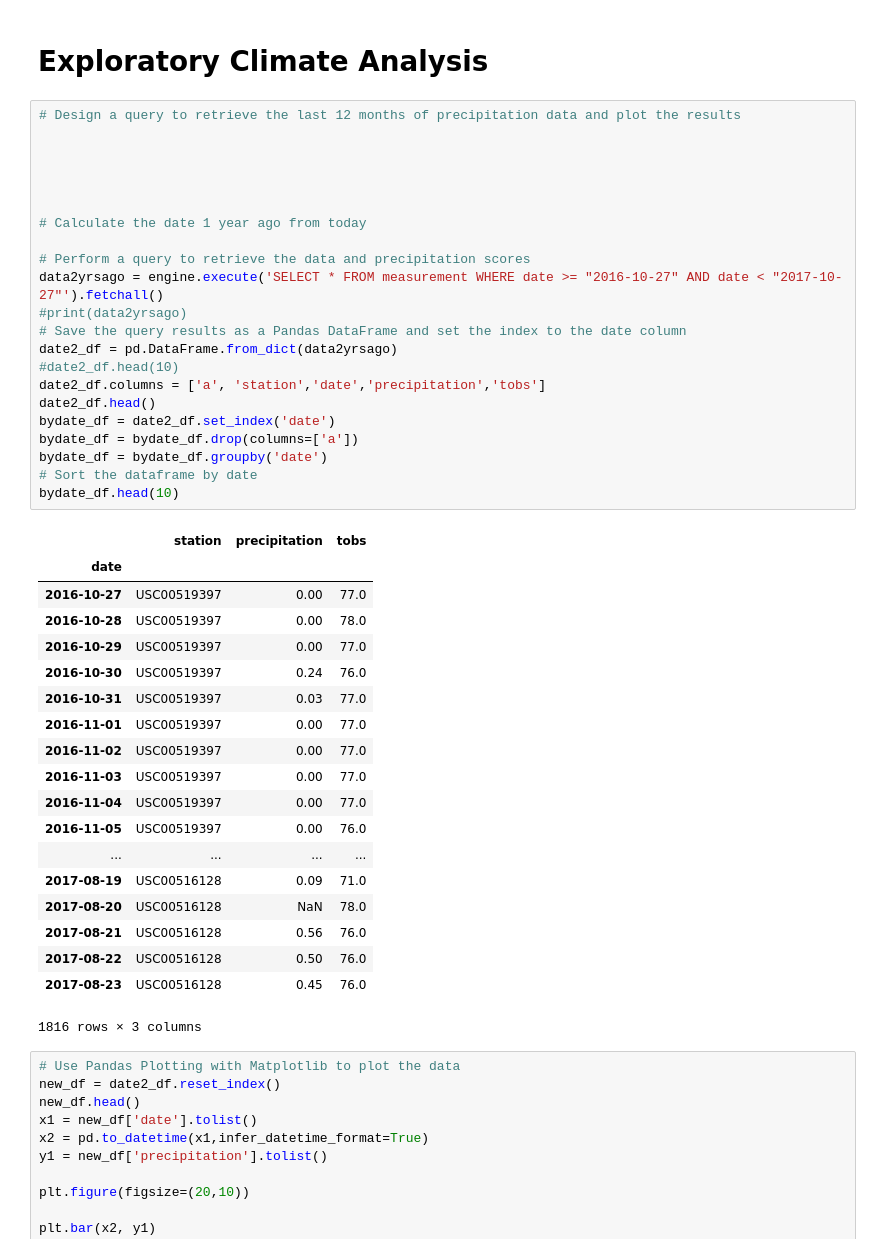
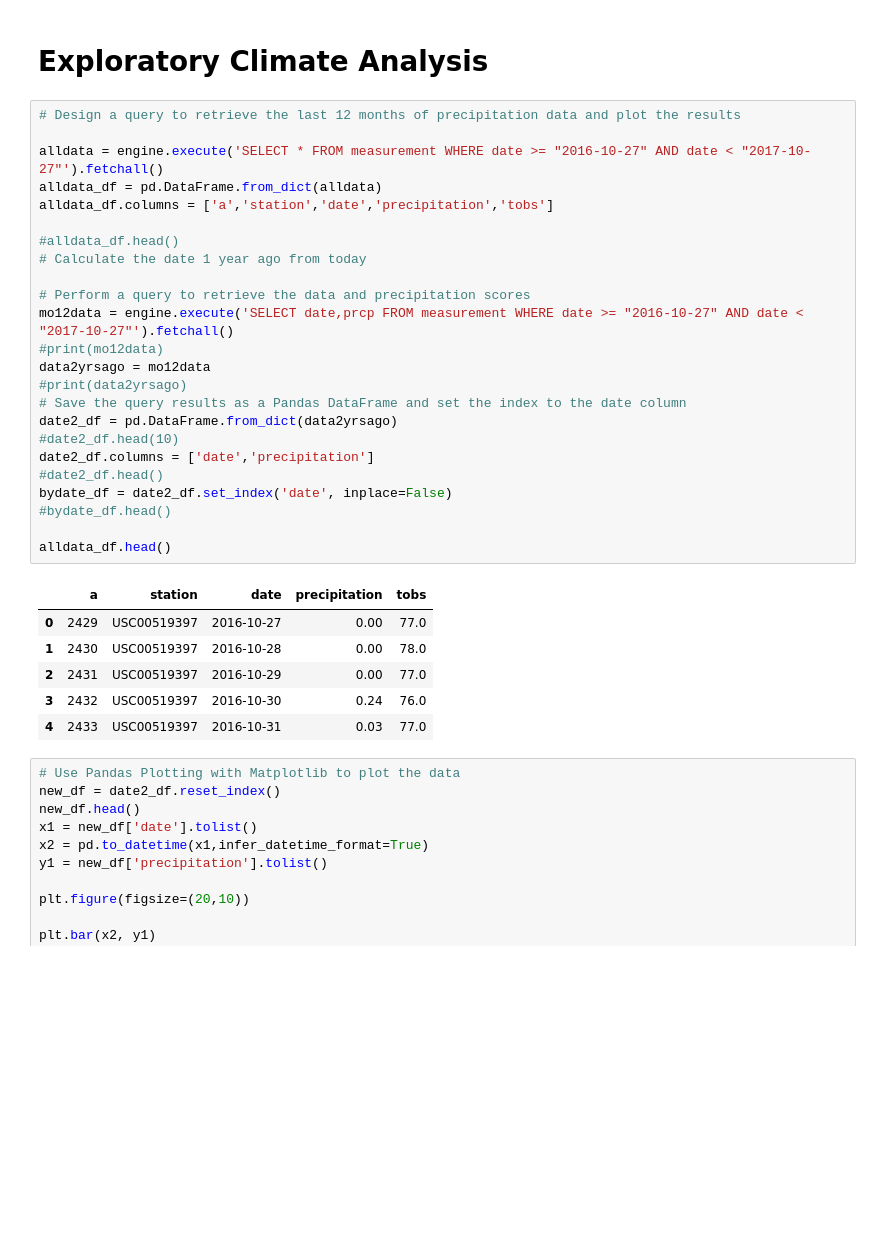
Before and after one commit to miggoo/Week-11-HW, a Jupyter notebook: climate_starter.ipynb, the cells around one changed output. Drawn from its saved outputs; the diff is of its cells as text; blank space fills up the shorter version.

```diff
--- a/climate_starter.ipynb
+++ b/climate_starter.ipynb
@@ -57,45 +57,34 @@ columns = inspector.get_columns('measurement') print(columns)
 # %%
 # Design a query to retrieve the last 12 months of precipitation data and plot the results
 
+alldata = engine.execute('SELECT * FROM measurement WHERE date >= "2016-10-27" AND date < "2017-10-27"').fetchall()
+alldata_df = pd.DataFrame.from_dict(alldata)
+alldata_df.columns = ['a','station','date','precipitation','tobs']
 
-
-
-
+#alldata_df.head()
 # Calculate the date 1 year ago from today
 
 # Perform a query to retrieve the data and precipitation scores
-data2yrsago = engine.execute('SELECT * FROM measurement WHERE date >= "2016-10-27" AND date < "2017-10-27"').fetchall()
+mo12data = engine.execute('SELECT date,prcp FROM measurement WHERE date >= "2016-10-27" AND date < "2017-10-27"').fetchall()
+#print(mo12data)
+data2yrsago = mo12data
 #print(data2yrsago)
 # Save the query results as a Pandas DataFrame and set the index to the date column
 date2_df = pd.DataFrame.from_dict(data2yrsago)
 #date2_df.head(10)
-date2_df.columns = ['a', 'station','date','precipitation','tobs']
-date2_df.head()
-bydate_df = date2_df.set_index('date')
-bydate_df = bydate_df.drop(columns=['a'])
-bydate_df = bydate_df.groupby('date')
-# Sort the dataframe by date
-bydate_df.head(10)
+date2_df.columns = ['date','precipitation']
+#date2_df.head()
+bydate_df = date2_df.set_index('date', inplace=False)
+#bydate_df.head()
+
+alldata_df.head()
 # %% [output]
-|  | station | precipitation | tobs |
-| date |  |  |  |
-| 2016-10-27 | USC00519397 | 0.00 | 77.0 |
-| 2016-10-28 | USC00519397 | 0.00 | 78.0 |
-| 2016-10-29 | USC00519397 | 0.00 | 77.0 |
-| 2016-10-30 | USC00519397 | 0.24 | 76.0 |
-| 2016-10-31 | USC00519397 | 0.03 | 77.0 |
-| 2016-11-01 | USC00519397 | 0.00 | 77.0 |
-| 2016-11-02 | USC00519397 | 0.00 | 77.0 |
-| 2016-11-03 | USC00519397 | 0.00 | 77.0 |
-| 2016-11-04 | USC00519397 | 0.00 | 77.0 |
-| 2016-11-05 | USC00519397 | 0.00 | 76.0 |
-| ... | ... | ... | ... |
-| 2017-08-19 | USC00516128 | 0.09 | 71.0 |
-| 2017-08-20 | USC00516128 | NaN | 78.0 |
-| 2017-08-21 | USC00516128 | 0.56 | 76.0 |
-| 2017-08-22 | USC00516128 | 0.50 | 76.0 |
-| 2017-08-23 | USC00516128 | 0.45 | 76.0 |
+|  | a | station | date | precipitation | tobs |
+| 0 | 2429 | USC00519397 | 2016-10-27 | 0.00 | 77.0 |
+| 1 | 2430 | USC00519397 | 2016-10-28 | 0.00 | 78.0 |
+| 2 | 2431 | USC00519397 | 2016-10-29 | 0.00 | 77.0 |
+| 3 | 2432 | USC00519397 | 2016-10-30 | 0.24 | 76.0 |
+| 4 | 2433 | USC00519397 | 2016-10-31 | 0.03 | 77.0 |
-1816 rows × 3 columns
 # %%
 # Use Pandas Plotting with Matplotlib to plot the data
 new_df = date2_df.reset_index()
```
Also changed, not shown: parts of 8 cells of this notebook, 1 other file.
